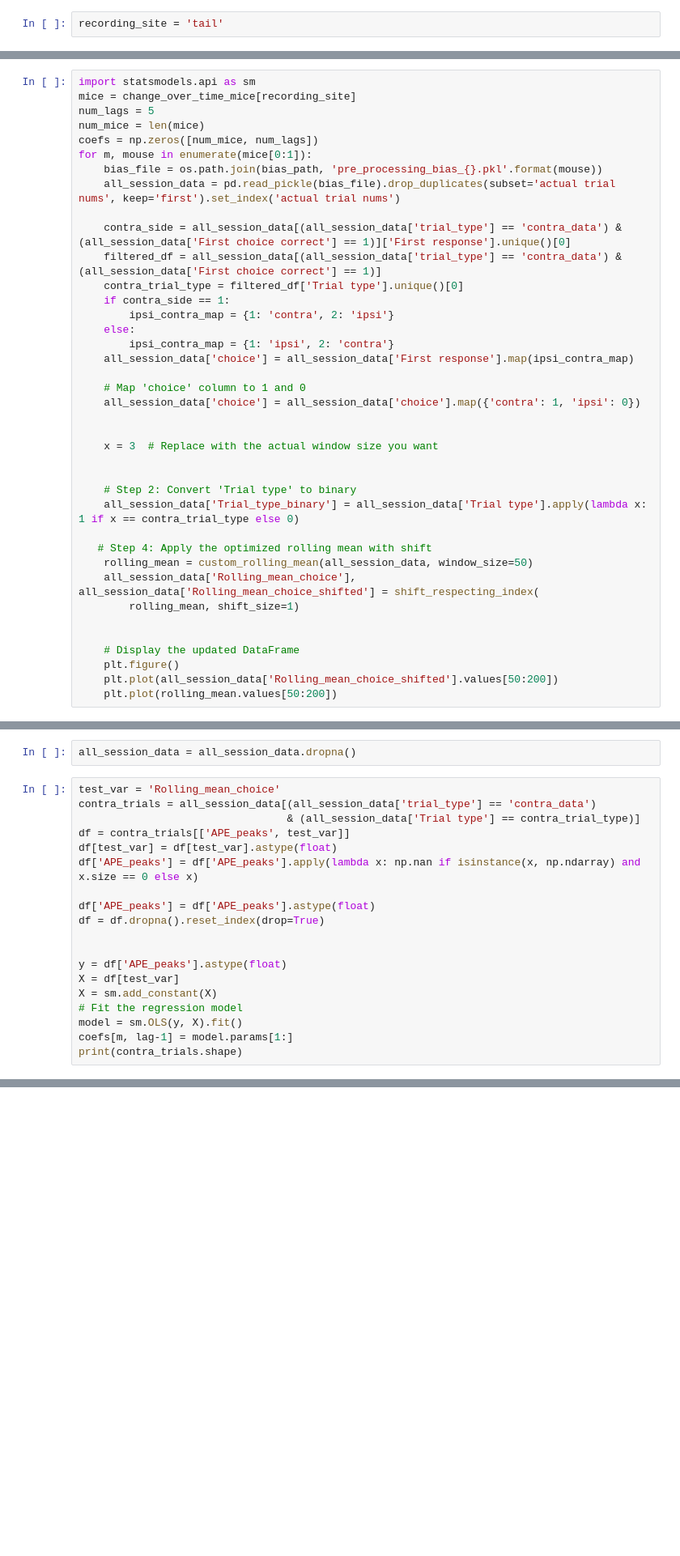
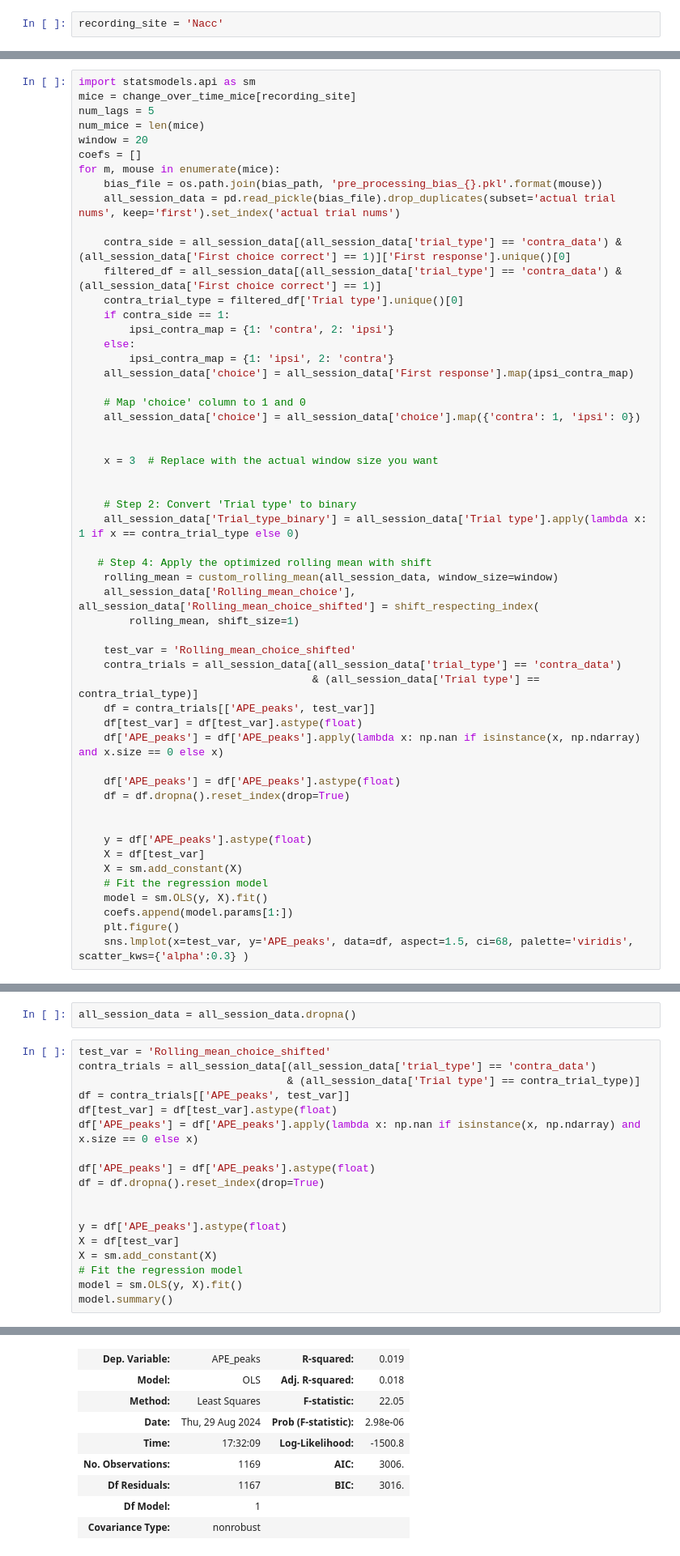
Before and after one commit to fgreenstreet/APE_paper, a Jupyter notebook: bias_analysis/rolling_bias.ipynb, the cells around one changed output, grey strips where cells are left out. Shown at 81% size. Saved outputs shown, nothing was run; the diff lists cells and outputs as text; blank space fills up the shorter version.

Commit message:
finished rolling bias analysis

```diff
--- a/bias_analysis/rolling_bias.ipynb
+++ b/bias_analysis/rolling_bias.ipynb
@@ -12,7 +12,7 @@ from utils.post_processing_utils import remove_exps_after_manipulations, remove_
 from utils.plotting_visuals import makes_plots_pretty
 from utils.behaviour_utils import CalculateRBiasWindow
 # %%
-recording_site = 'tail'
+recording_site = 'Nacc'
 # %%
 def custom_rolling_mean(data, window_size):
     rolling_means = pd.Series(index=data.index, dtype=float)
@@ -57,8 +57,9 @@ import statsmodels.api as sm
 mice = change_over_time_mice[recording_site]
 num_lags = 5
 num_mice = len(mice)
-coefs = np.zeros([num_mice, num_lags])
-for m, mouse in enumerate(mice[0:1]):
+window = 20
+coefs = []
+for m, mouse in enumerate(mice):
     bias_file = os.path.join(bias_path, 'pre_processing_bias_{}.pkl'.format(mouse))
     all_session_data = pd.read_pickle(bias_file).drop_duplicates(subset='actual trial nums', keep='first').set_index('actual trial nums')
 
@@ -82,13 +83,27 @@ for m, mouse in enumerate(mice[0:1]):
     all_session_data['Trial_type_binary'] = all_session_data['Trial type'].apply(lambda x: 1 if x == contra_trial_type else 0)
 
    # Step 4: Apply the optimized rolling mean with shift
-    rolling_mean = custom_rolling_mean(all_session_data, window_size=50)
+    rolling_mean = custom_rolling_mean(all_session_data, window_size=window)
     all_session_data['Rolling_mean_choice'], all_session_data['Rolling_mean_choice_shifted'] = shift_respecting_index(
         rolling_mean, shift_size=1)
 
+    test_var = 'Rolling_mean_choice_shifted'
+    contra_trials = all_session_data[(all_session_data['trial_type'] == 'contra_data')
+                                     & (all_session_data['Trial type'] == contra_trial_type)]
+    df = contra_trials[['APE_peaks', test_var]]
+    df[test_var] = df[test_var].astype(float)
+    df['APE_peaks'] = df['APE_peaks'].apply(lambda x: np.nan if isinstance(x, np.ndarray) and x.size == 0 else x)
 
-    # Display the updated DataFrame
+    df['APE_peaks'] = df['APE_peaks'].astype(float)
+    df = df.dropna().reset_index(drop=True)
+
+
+    y = df['APE_peaks'].astype(float)
+    X = df[test_var]
+    X = sm.add_constant(X)
+    # Fit the regression model
+    model = sm.OLS(y, X).fit()
+    coefs.append(model.params[1:])
     plt.figure()
-    plt.plot(all_session_data['Rolling_mean_choice_shifted'].values[50:200])
-    plt.plot(rolling_mean.values[50:200])
+    sns.lmplot(x=test_var, y='APE_peaks', data=df, aspect=1.5, ci=68, palette='viridis',  scatter_kws={'alpha':0.3} )
 # %% [output]
@@ -112,7 +129,7 @@ Name: choice, Length: 3543, dtype: float64
 # %%
 all_session_data = all_session_data.dropna()
 # %%
-test_var = 'Rolling_mean_choice'
+test_var = 'Rolling_mean_choice_shifted'
 contra_trials = all_session_data[(all_session_data['trial_type'] == 'contra_data')
                                  & (all_session_data['Trial type'] == contra_trial_type)]
 df = contra_trials[['APE_peaks', test_var]]
@@ -128,5 +145,5 @@ X = df[test_var]
 X = sm.add_constant(X)
 # Fit the regression model
 model = sm.OLS(y, X).fit()
-coefs[m, lag-1] = model.params[1:]
-print(contra_trials.shape)
+model.summary()
+# %% [output]
@@ -132,0 +166,9 @@ print(contra_trials.shape)
+| Dep. Variable: | APE_peaks | R-squared: | 0.019 |
+| Model: | OLS | Adj. R-squared: | 0.018 |
+| Method: | Least Squares | F-statistic: | 22.05 |
+| Date: | Thu, 29 Aug 2024 | Prob (F-statistic): | 2.98e-06 |
+| Time: | 17:32:09 | Log-Likelihood: | -1500.8 |
+| No. Observations: | 1169 | AIC: | 3006. |
+| Df Residuals: | 1167 | BIC: | 3016. |
+| Df Model: | 1 |  |  |
+| Covariance Type: | nonrobust |  |  |
```
Also changed, not shown: parts of 5 cells of this notebook, 1 other file.
